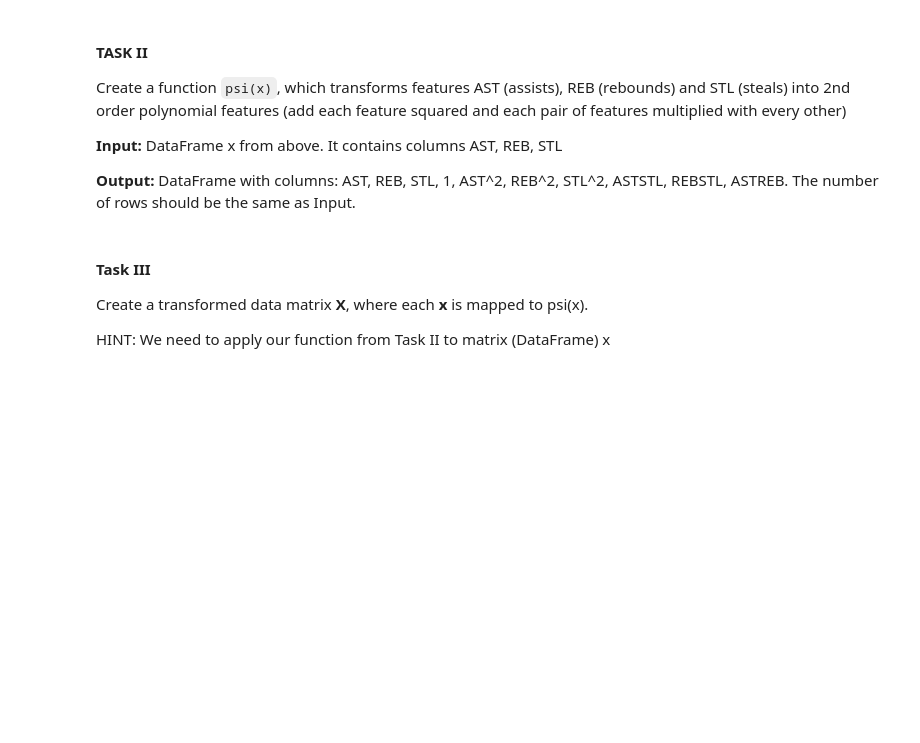
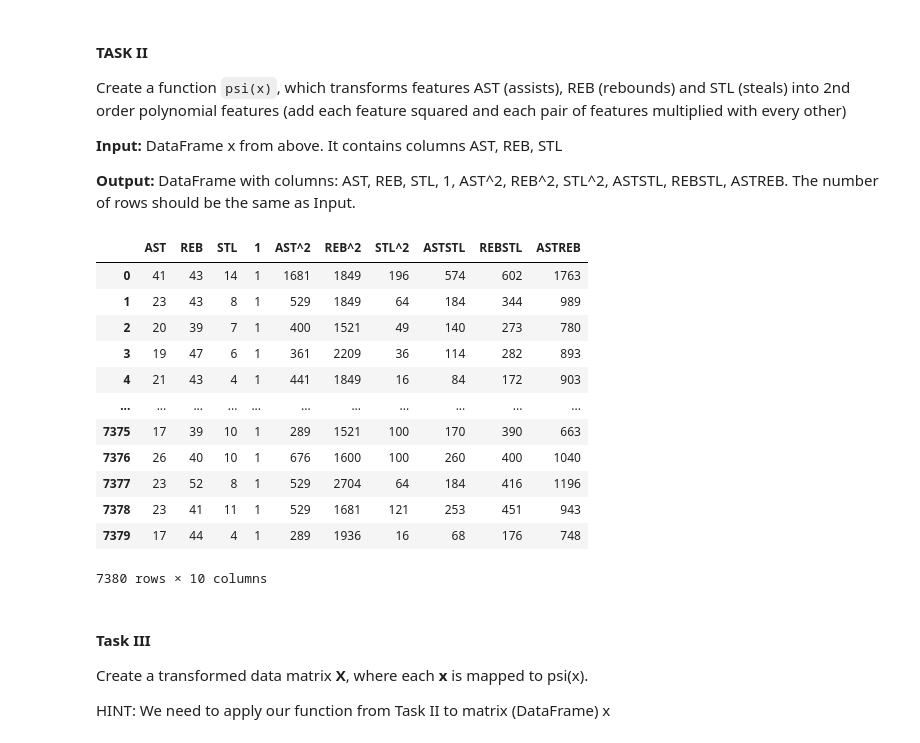
Before and after one commit to timothymhowe/lighthouse-data-notes, a Jupyter notebook: week-04/4-thu/gradient_descent_challenge.ipynb, the cells around one changed output. Cells and saved outputs as stored; diff of their text form; code cells hidden in the pictures; blank space fills up the shorter version.

```diff
--- a/week-04/4-thu/gradient_descent_challenge.ipynb
+++ b/week-04/4-thu/gradient_descent_challenge.ipynb
@@ -7,5 +9,5 @@
 # %%
-data_path = ''
+data_path = 'data/'
 nb = pd.read_csv(data_path+'nba_games_2013_2015.csv', delimiter=';')
 x = nb[['AST','REB','STL']]
 y = nb['PTS']
@@ -20,6 +22,35 @@ Create a function `psi(x)`, which transforms features AST (assists), REB (reboun
 **Input:** DataFrame x from above. It contains columns AST, REB, STL
 
 **Output:** DataFrame with columns: AST, REB, STL, 1, AST^2, REB^2, STL^2, ASTSTL, REBSTL, ASTREB. The number of rows should be the same as Input.
+# %%
+def psi(x):
+    ret = pd.DataFrame(x)
+    ret['1'] = 1
+    ret['AST^2'] = ret['AST'] ** 2
+    ret['REB^2'] = ret['REB'] ** 2
+    ret['STL^2'] = ret['STL'] ** 2
+    ret['ASTSTL'] = ret['AST'] * ret['STL']
+    ret['REBSTL'] = ret['REB'] * ret['STL']
+    ret['ASTREB'] = ret['AST'] * ret['REB']
+
+    return ret
+# %%
+poly_nb = psi(x)
+poly_nb
+# %% [output]
+|  | AST | REB | STL | 1 | AST^2 | REB^2 | STL^2 | ASTSTL | REBSTL | ASTREB |
+| 0 | 41 | 43 | 14 | 1 | 1681 | 1849 | 196 | 574 | 602 | 1763 |
+| 1 | 23 | 43 | 8 | 1 | 529 | 1849 | 64 | 184 | 344 | 989 |
+| 2 | 20 | 39 | 7 | 1 | 400 | 1521 | 49 | 140 | 273 | 780 |
+| 3 | 19 | 47 | 6 | 1 | 361 | 2209 | 36 | 114 | 282 | 893 |
+| 4 | 21 | 43 | 4 | 1 | 441 | 1849 | 16 | 84 | 172 | 903 |
+| ... | ... | ... | ... | ... | ... | ... | ... | ... | ... | ... |
+| 7375 | 17 | 39 | 10 | 1 | 289 | 1521 | 100 | 170 | 390 | 663 |
+| 7376 | 26 | 40 | 10 | 1 | 676 | 1600 | 100 | 260 | 400 | 1040 |
+| 7377 | 23 | 52 | 8 | 1 | 529 | 2704 | 64 | 184 | 416 | 1196 |
+| 7378 | 23 | 41 | 11 | 1 | 529 | 1681 | 121 | 253 | 451 | 943 |
+| 7379 | 17 | 44 | 4 | 1 | 289 | 1936 | 16 | 68 | 176 | 748 |
+7380 rows × 10 columns
 # %% [markdown]
 #### Task III
 Create a transformed data matrix **X**, where each **x** is mapped to psi(x).
```
Also changed, not shown: parts of 8 cells of this notebook, 12 other files.
